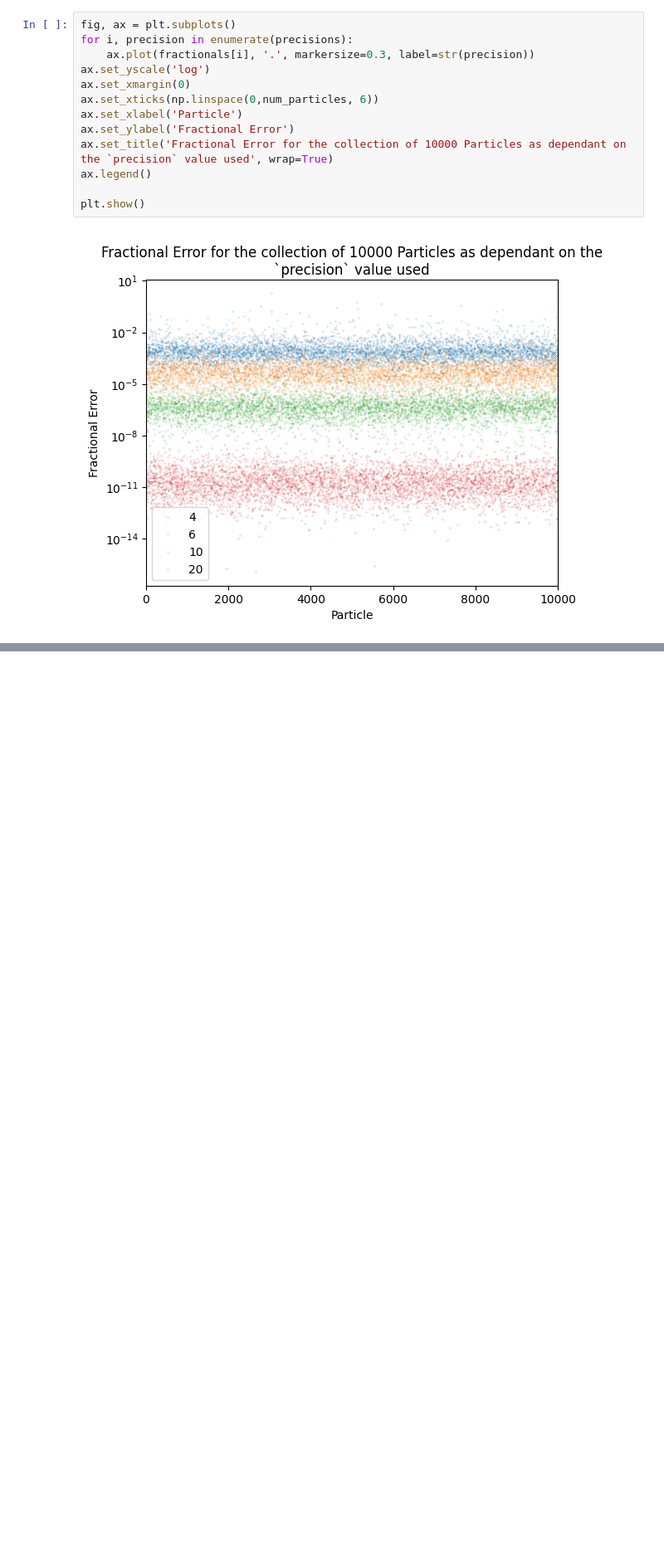
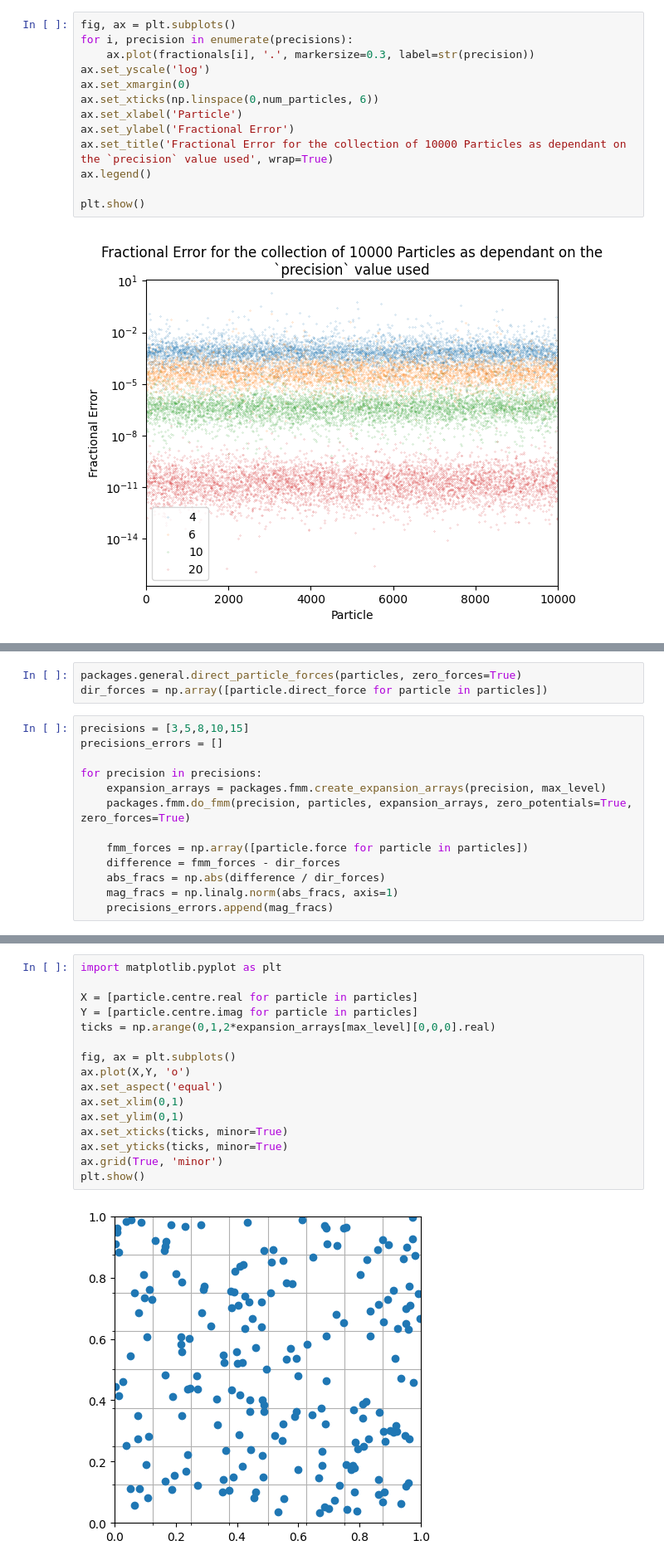
Before and after one commit to Part-II-Computational-Physics/hierarchical-methods-lb880, a Jupyter notebook: fmm_book.ipynb, the cells around one changed output, grey strips where cells are left out. Shown at 83% size. Drawn from its saved outputs; the diff is of its cells as text; blank space fills up the shorter version.

```diff
--- a/fmm_book.ipynb
+++ b/fmm_book.ipynb
@@ -166,0 +187,16 @@ plt.show()
+# %%
+packages.general.direct_particle_forces(particles, zero_forces=True)
+dir_forces = np.array([particle.direct_force for particle in particles])
+# %%
+precisions = [3,5,8,10,15]
+precisions_errors = []
+
+for precision in precisions:
+    expansion_arrays = packages.fmm.create_expansion_arrays(precision, max_level)
+    packages.fmm.do_fmm(precision, particles, expansion_arrays, zero_potentials=True, zero_forces=True)
+
+    fmm_forces = np.array([particle.force for particle in particles])
+    difference = fmm_forces - dir_forces
+    abs_fracs = np.abs(difference / dir_forces)
+    mag_fracs = np.linalg.norm(abs_fracs, axis=1)
+    precisions_errors.append(mag_fracs)
@@ -166,0 +231,18 @@ plt.show()
+# %%
+import matplotlib.pyplot as plt
+
+X = [particle.centre.real for particle in particles]
+Y = [particle.centre.imag for particle in particles]
+ticks = np.arange(0,1,2*expansion_arrays[max_level][0,0,0].real)
+
+fig, ax = plt.subplots()
+ax.plot(X,Y, 'o')
+ax.set_aspect('equal')
+ax.set_xlim(0,1)
+ax.set_ylim(0,1)
+ax.set_xticks(ticks, minor=True)
+ax.set_yticks(ticks, minor=True)
+ax.grid(True, 'minor')
+plt.show()
+# %% [output]
+[figure, added]
```
Also changed, not shown: parts of 10 cells of this notebook, 6 other files.
